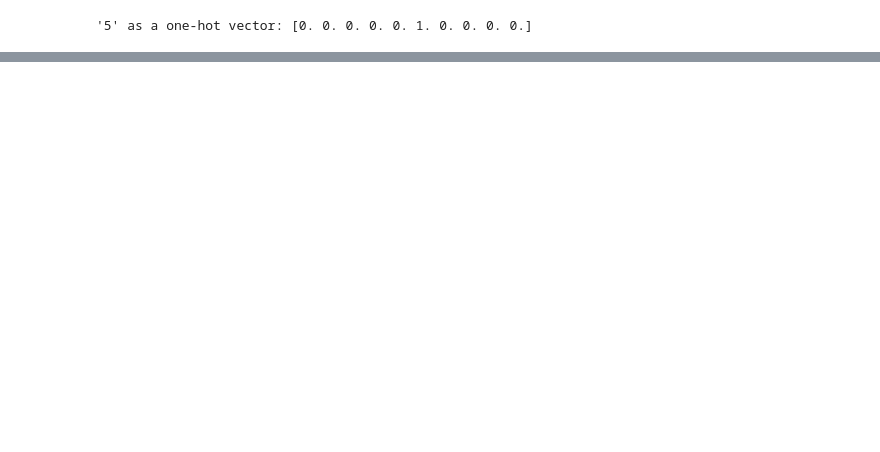
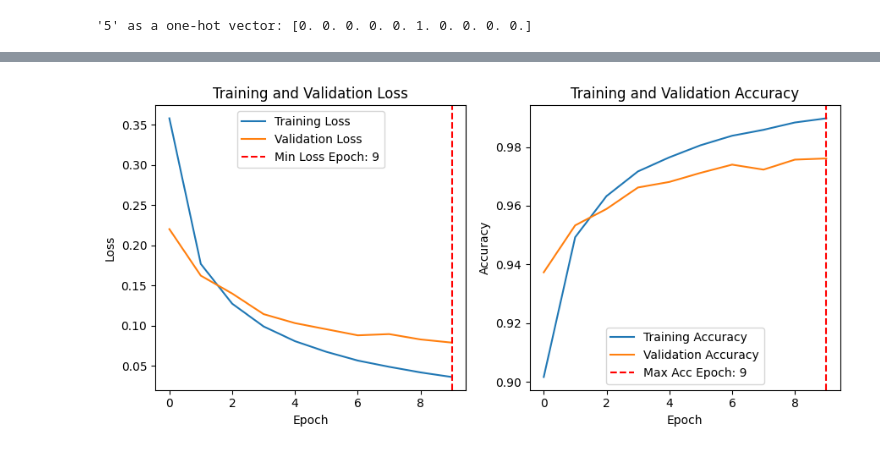
Before and after one commit to keeley1/mnist-model, a Jupyter notebook: coursework_one_mnist.ipynb, the cells around one changed output, grey strips where cells are left out. Drawn from its saved outputs; the diff is of its cells as text; code cells hidden in the pictures; blank space fills up the shorter version.

```diff
--- a/coursework_one_mnist.ipynb
+++ b/coursework_one_mnist.ipynb
@@ -171,0 +438,13 @@ print(decoded_orig_label)
+# %%
+# model three:
+model_three = tf.keras.models.Sequential()
+model_three.add(tf.keras.layers.Dense(128, activation='relu', input_shape=(28 * 28,)))
+model_three.add(tf.keras.layers.Dense(10, activation='softmax'))
+
+model_three.compile(
+    loss='categorical_crossentropy',
+    optimizer='rmsprop',
+    metrics=['accuracy']
+)
+
+model_three_history = model_three.fit(partial_image_train, partial_label_train, epochs = 10, batch_size = 128, validation_data = (image_val, label_val))
@@ -171,0 +472,4 @@ print(decoded_orig_label)
+# %%
+plot_training_history(model_three_history)
+# %% [output]
+[figure, added]
```
Also changed, not shown: parts of 133 cells of this notebook.
